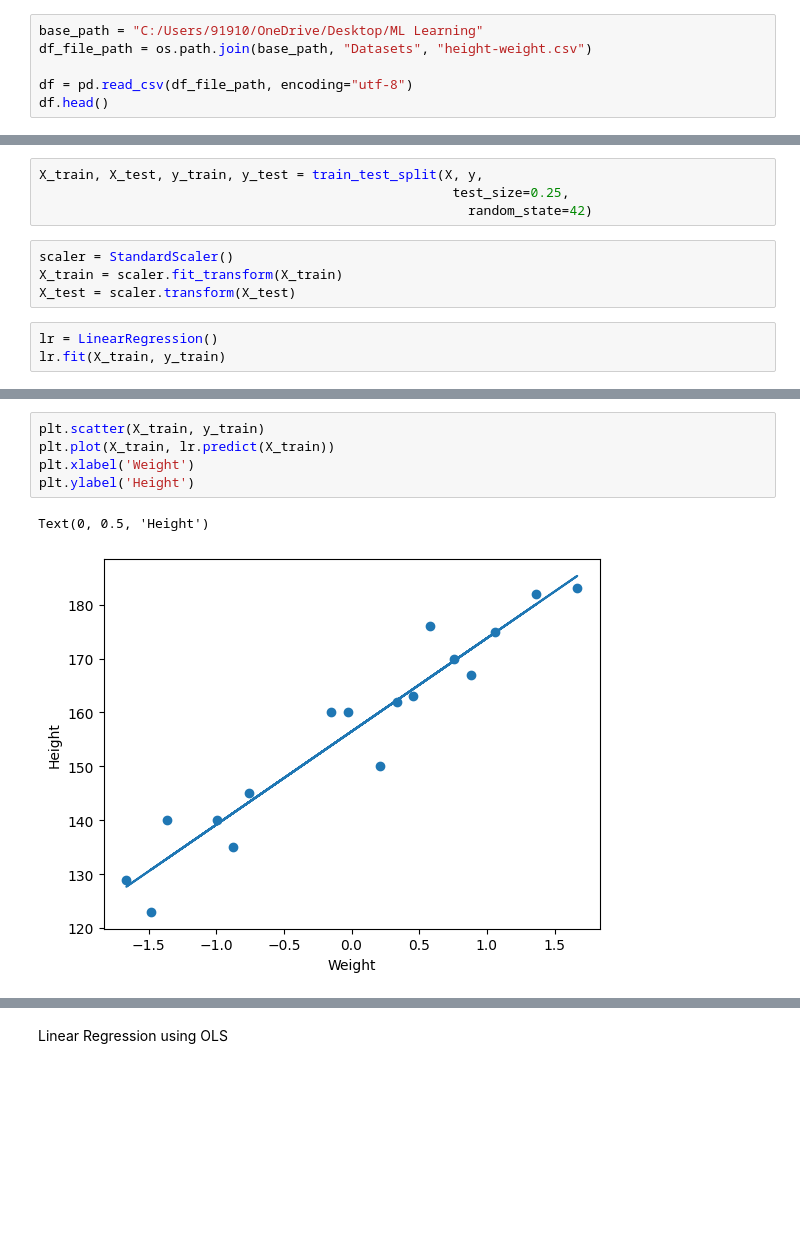
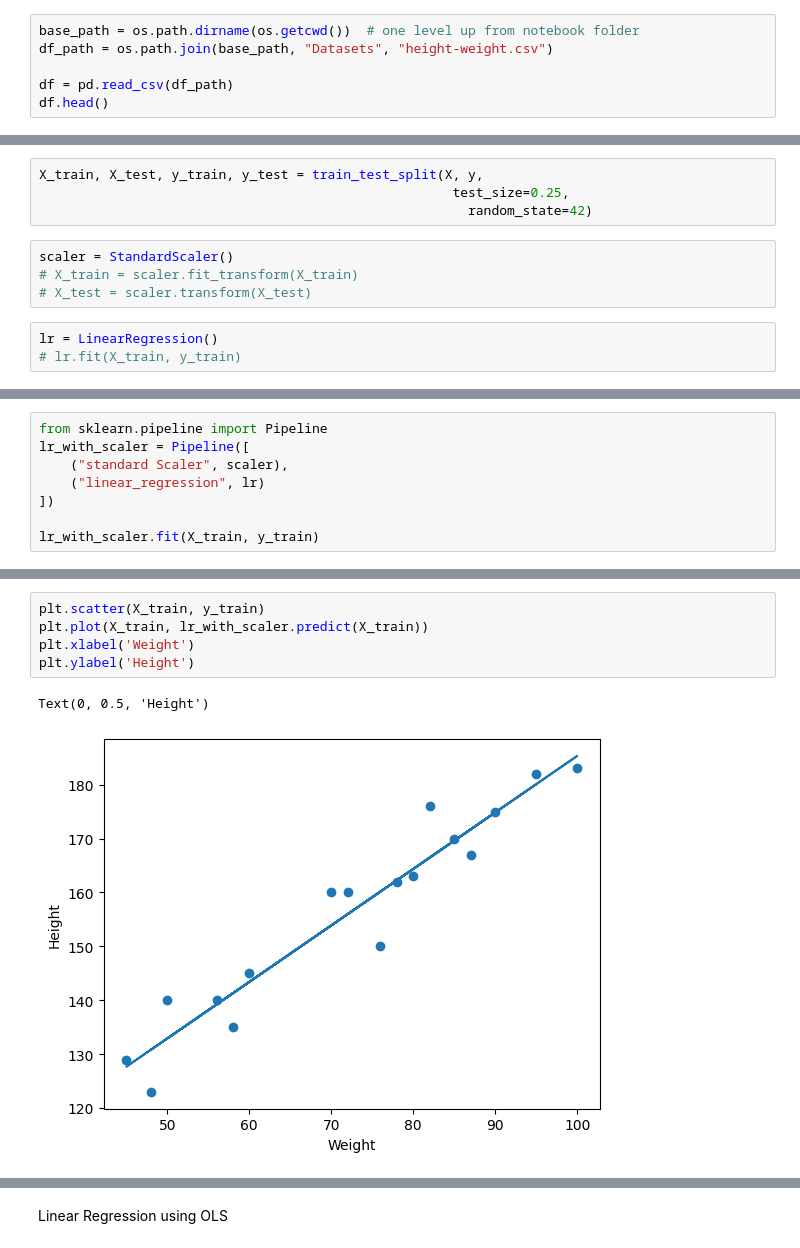
Before and after one commit to VamsiAkula8984/ML_Practice, a Jupyter notebook: linearAndLogisticRegression/linearRegressionPractical.ipynb, the cells around one changed output, grey strips where cells are left out. Drawn from its saved outputs; the diff is of its cells as text; blank space fills up the shorter version.

Commit message:
modified path and pipeline
Modified path so that contributers can work in their local and created pipeline with scaler

```diff
--- a/linearAndLogisticRegression/linearRegressionPractical.ipynb
+++ b/linearAndLogisticRegression/linearRegressionPractical.ipynb
@@ -13,10 +14,10 @@ from sklearn.linear_model import LinearRegression
 from sklearn.metrics import mean_absolute_error, mean_squared_error
 %matplotlib inline
 # %%
-base_path = "C:/Users/91910/OneDrive/Desktop/ML Learning"
-df_file_path = os.path.join(base_path, "Datasets", "height-weight.csv")
+base_path = os.path.dirname(os.getcwd())  # one level up from notebook folder
+df_path = os.path.join(base_path, "Datasets", "height-weight.csv")
 
-df = pd.read_csv(df_file_path, encoding="utf-8")
+df = pd.read_csv(df_path)
 df.head()
 # %% [output]
 |  | Weight | Height |
@@ -50,8 +51,8 @@ X_train, X_test, y_train, y_test = train_test_split(X, y,
                                                        random_state=42)
 # %%
 scaler = StandardScaler()
-X_train = scaler.fit_transform(X_train)
-X_test = scaler.transform(X_test)
+# X_train = scaler.fit_transform(X_train)
+# X_test = scaler.transform(X_test)
 # %%
 lr = LinearRegression()
-lr.fit(X_train, y_train)
+# lr.fit(X_train, y_train)
@@ -59,0 +59,8 @@ LinearRegression()
+# %%
+from sklearn.pipeline import Pipeline
+lr_with_scaler = Pipeline([
+    ("standard Scaler", scaler),
+    ("linear_regression", lr)
+])
+
+lr_with_scaler.fit(X_train, y_train)
@@ -68,10 +80,10 @@ slope of best fit line =  [17.2982057]
 y-intercept value of best fit line =  156.47058823529412
 # %%
 plt.scatter(X_train, y_train)
-plt.plot(X_train, lr.predict(X_train))
+plt.plot(X_train, lr_with_scaler.predict(X_train))
 plt.xlabel('Weight')
 plt.ylabel('Height')
 # %% [output]
 Text(0, 0.5, 'Height')
-[figure, old version]
+[figure, new version]
 # %%
```
Also changed, not shown: parts of 9 cells of this notebook, 1 other file.
